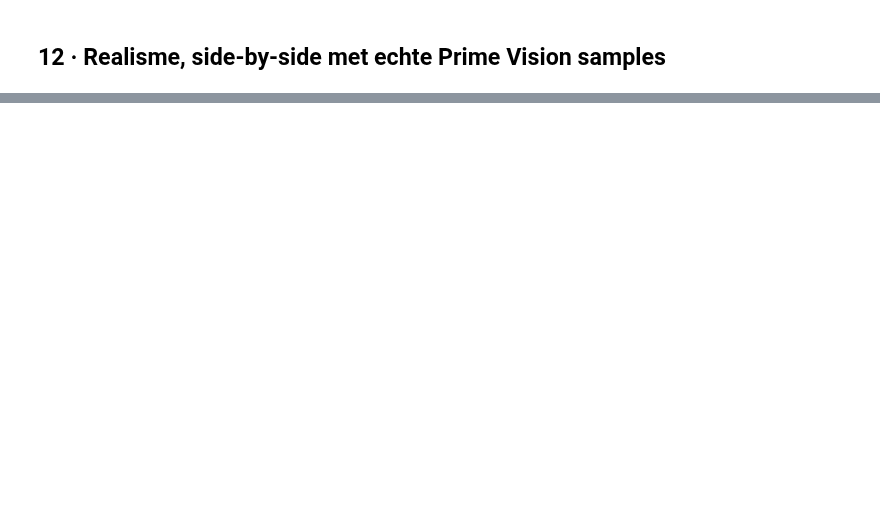
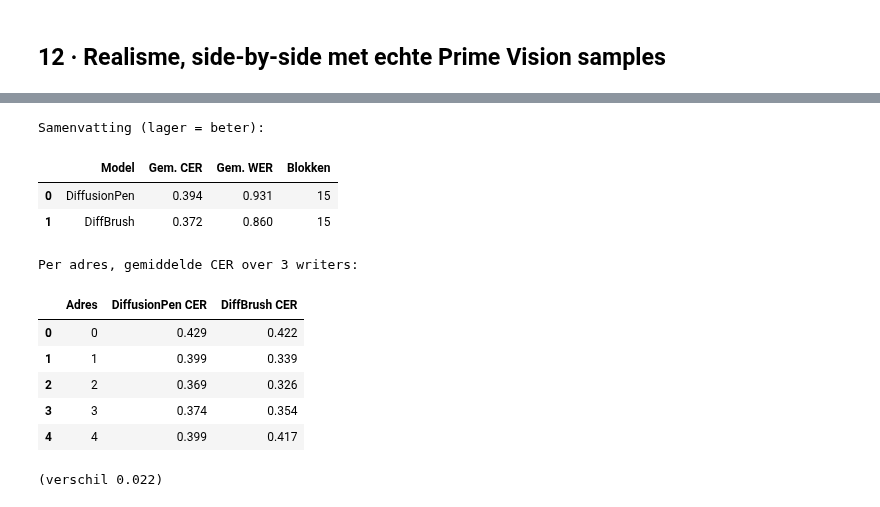
Before and after one commit to Joephwlg/Prime_Vision, a Jupyter notebook: diffbrush_eval.ipynb, the cells around one changed output, grey strips where cells are left out. Saved outputs shown, nothing was run; the diff lists cells and outputs as text; code cells hidden in the pictures; blank space fills up the shorter version.

```diff
--- a/diffbrush_eval.ipynb
+++ b/diffbrush_eval.ipynb
@@ -480,0 +577,62 @@ plt.tight_layout(); plt.show()
+# %%
+PROJECT_ROOT = DIFFBRUSH_DIR.parent
+db_path = PROJECT_ROOT / 'ocr_results_diffbrush.json'
+dp_path = PROJECT_ROOT / 'ocr_results_diffusionpen.json'
+
+if not db_path.exists() or not dp_path.exists():
+    missing = [str(p.name) for p in (db_path, dp_path) if not p.exists()]
+    print(f'Ontbrekend: {missing}. Run beide notebooks helemaal door.')
+else:
+    db = json.loads(db_path.read_text(encoding='utf-8'))
+    dp = json.loads(dp_path.read_text(encoding='utf-8'))
+
+    # Samenvattings tabel
+    summary = [
+        {'Model': dp['model'], 'Gem. CER': dp['mean_CER'], 'Gem. WER': dp['mean_WER'],
+         'Blokken': len(dp['rows'])},
+        {'Model': db['model'], 'Gem. CER': db['mean_CER'], 'Gem. WER': db['mean_WER'],
+         'Blokken': len(db['rows'])},
+    ]
+
+    # Per-adres tabel (gemiddelde CER over de 3 writers)
+    def per_addr(rows):
+        agg = {}
+        for r in rows:
+            agg.setdefault(r['addr'], []).append(r['CER'])
+        return {a: round(sum(v) / len(v), 3) for a, v in sorted(agg.items())}
+
+    db_per = per_addr(db['rows'])
+    dp_per = per_addr(dp['rows'])
+    addrs = sorted(set(db_per) | set(dp_per))
+    per_addr_rows = [
+        {'Adres': a, 'DiffusionPen CER': dp_per.get(a, '-'), 'DiffBrush CER': db_per.get(a, '-')}
+        for a in addrs
+    ]
+
+    try:
+        import pandas as pd
+        print('Samenvatting (lager = beter):')
+        display(pd.DataFrame(summary))
+        print('\nPer adres, gemiddelde CER over 3 writers:')
+        display(pd.DataFrame(per_addr_rows))
+    except ImportError:
+        print('Samenvatting:', summary)
+        print('Per adres :', per_addr_rows)
+
+    # Quick verdict
+    winner = 'DiffBrush' if db['mean_CER'] < dp['mean_CER'] else 'DiffusionPen'
+    delta = abs(db['mean_CER'] - dp['mean_CER'])
+    print(f'(verschil {delta:.3f})')
+# %% [output]
+Samenvatting (lager = beter):
+|  | Model | Gem. CER | Gem. WER | Blokken |
+| 0 | DiffusionPen | 0.394 | 0.931 | 15 |
+| 1 | DiffBrush | 0.372 | 0.860 | 15 |
+Per adres, gemiddelde CER over 3 writers:
+|  | Adres | DiffusionPen CER | DiffBrush CER |
+| 0 | 0 | 0.429 | 0.422 |
+| 1 | 1 | 0.399 | 0.339 |
+| 2 | 2 | 0.369 | 0.326 |
+| 3 | 3 | 0.374 | 0.354 |
+| 4 | 4 | 0.399 | 0.417 |
+(verschil 0.022)
```
Also changed, not shown: parts of 13 cells of this notebook, 4 other files.
